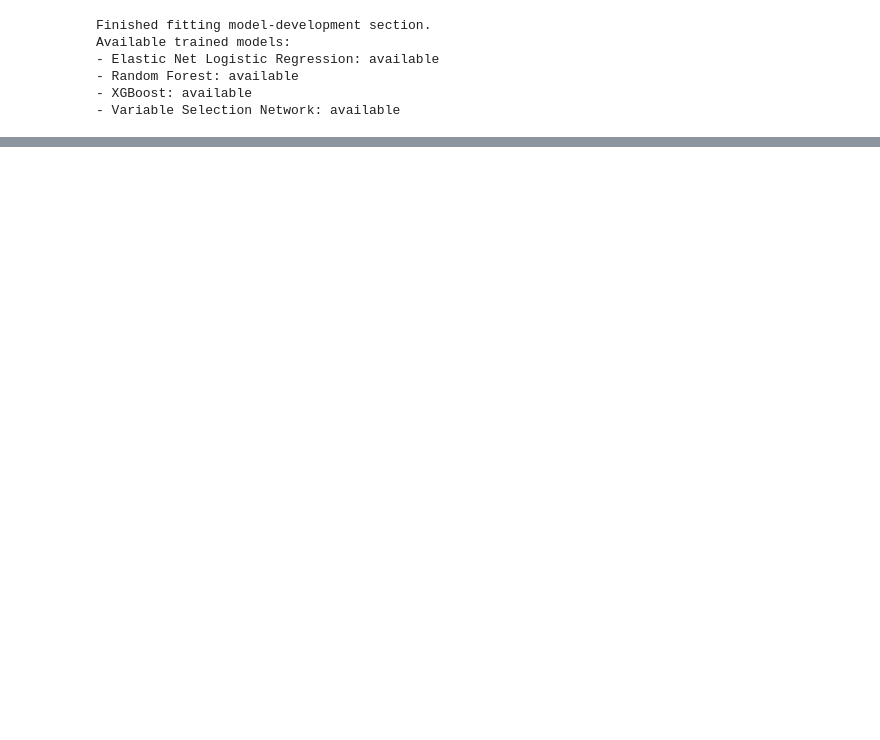
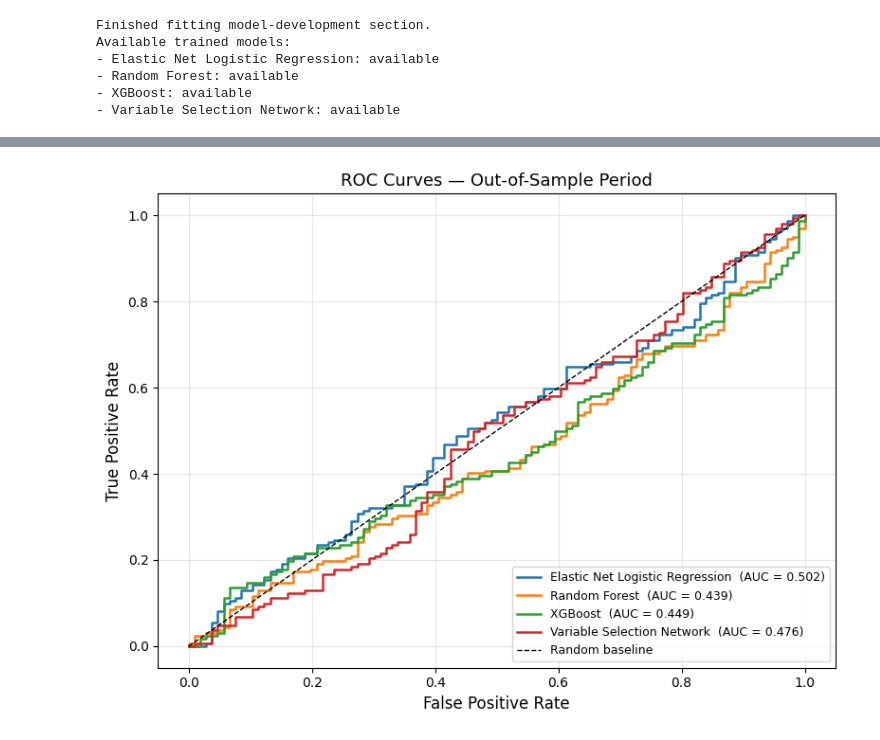
Before and after one commit to Mengsch3/Systematic_Trading_Strategy, a Jupyter notebook: model_development.ipynb, the cells around one changed output, grey strips where cells are left out. Saved outputs shown, nothing was run; the diff lists cells and outputs as text; code cells hidden in the pictures; blank space fills up the shorter version.

```diff
--- a/model_development.ipynb
+++ b/model_development.ipynb
@@ -1713,0 +1752,20 @@ def predict_model_proba(model_name, new_df):
+# %%
+# ------------------------------------------------------------
+# Generate predicted probabilities (OOS)
+# ------------------------------------------------------------
+
+oos_preds = {}   # model_name -> np.ndarray of probabilities, shape (n_test,)
+
+# sklearn / XGBoost pipelines handle preprocessing internally
+for name in ["Elastic Net Logistic Regression", "Random Forest", "XGBoost"]:
+    model = trained_models[name]
+    if model is None:
+        continue
+    oos_preds[name] = model.predict_proba(X_test)[:, 1]
+
+# VSN requires its own preprocessing bundle
+if vsn_bundle is not None:
+    proba_vsn, _ = predict_vsn_proba(test_df, vsn_bundle)
+    oos_preds["Variable Selection Network"] = proba_vsn
+
+print("Predictions ready for:", list(oos_preds.keys()))
@@ -1713,0 +1930,25 @@ def predict_model_proba(model_name, new_df):
+# %%
+# ------------------------------------------------------------
+# ROC curves
+# ------------------------------------------------------------
+
+import matplotlib.pyplot as plt
+from sklearn.metrics import roc_curve
+
+fig, ax = plt.subplots(figsize=(8, 6))
+
+for name, proba in oos_preds.items():
+    fpr, tpr, _ = roc_curve(y_test, proba)
+    auc = roc_auc_score(y_test, proba)
+    ax.plot(fpr, tpr, lw=1.8, label=f"{name}  (AUC = {auc:.3f})")
+
+ax.plot([0, 1], [0, 1], "k--", lw=1, label="Random baseline")
+ax.set_xlabel("False Positive Rate", fontsize=12)
+ax.set_ylabel("True Positive Rate", fontsize=12)
+ax.set_title("ROC Curves — Out-of-Sample Period", fontsize=13)
+ax.legend(loc="lower right", fontsize=9)
+ax.grid(alpha=0.3)
+plt.tight_layout()
+plt.show()
+# %% [output]
+[figure, added]
```
Also changed, not shown: parts of 16 cells of this notebook.
